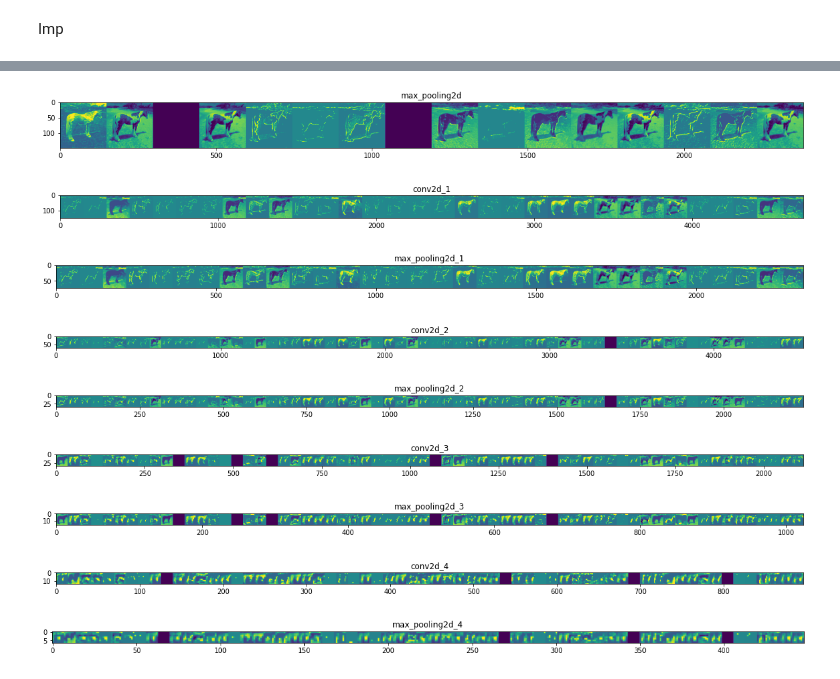
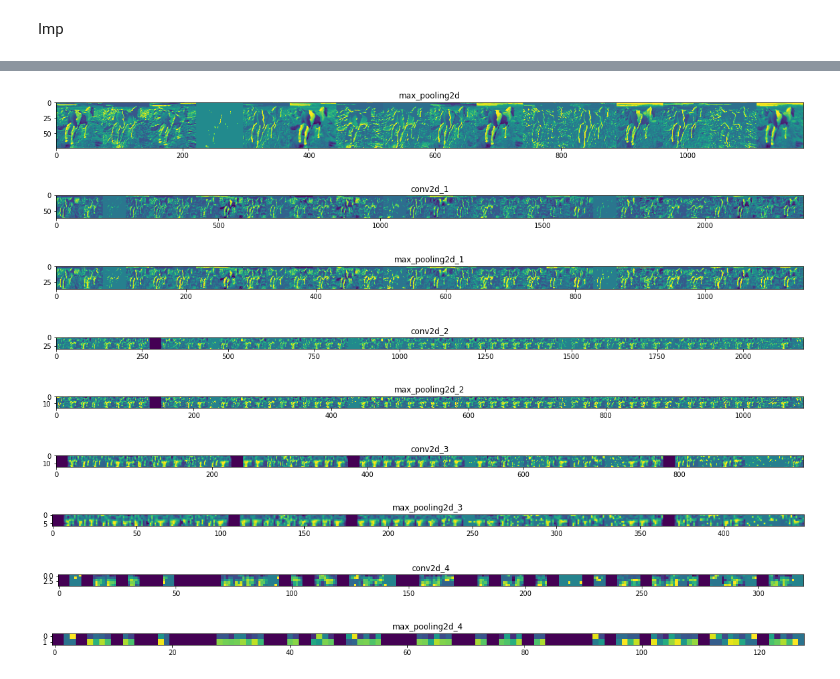
Before and after one commit to danyamrajuSanjay/Machine_Learning, a Jupyter notebook: ImageDataGenerator_2.ipynb, the cells around one changed output, grey strips where cells are left out. Saved outputs shown, nothing was run; the diff lists cells and outputs as text; code cells hidden in the pictures.

```diff
--- a/ImageDataGenerator_2.ipynb
+++ b/ImageDataGenerator_2.ipynb
@@ -120,9 +120,9 @@ plt.show()
 import tensorflow as tf
 # %%
 model = tf.keras.models.Sequential([
-    # Note the input shape is the desired size of the image 300x300 with 3 bytes color
+    # Note the input shape is the desired size of the image 150X150 with 3 bytes color
     # This is the first convolution
-    tf.keras.layers.Conv2D(16, (3,3), activation='relu', input_shape=(300, 300, 3)),
+    tf.keras.layers.Conv2D(16, (3,3), activation='relu', input_shape=(150, 150, 3)),
     tf.keras.layers.MaxPooling2D(2, 2),
     # The second convolution
     tf.keras.layers.Conv2D(32, (3,3), activation='relu'),
@@ -181,7 +181,7 @@ validation_datagen = ImageDataGenerator(rescale=1/255)
 # Flow training images in batches of 128 using train_datagen generator
 train_generator = train_datagen.flow_from_directory(
         '/tmp/horse-or-human/',  # This is the source directory for training images
-        target_size=(300, 300),  # All images will be resized to 300x300
+        target_size=(150, 150),  # All images will be resized to 150X150
         batch_size=128,
         # Since we use binary_crossentropy loss, we need binary labels
         class_mode='binary')
@@ -189,7 +189,7 @@ train_generator = train_datagen.flow_from_directory(
 # Flow training images in batches of 128 using train_datagen generator
 validation_generator = validation_datagen.flow_from_directory(
         '/tmp/validation-horse-or-human/',  # This is the source directory for training images
-        target_size=(300, 300),  # All images will be resized to 300x300
+        target_size=(150, 150),  # All images will be resized to 150X150
         batch_size=32,
         # Since we use binary_crossentropy loss, we need binary labels
         class_mode='binary')
@@ -267,7 +267,7 @@ horse_img_files = [os.path.join(train_horse_dir, f) for f in train_horse_names]
 human_img_files = [os.path.join(train_human_dir, f) for f in train_human_names]
 img_path = random.choice(horse_img_files + human_img_files)
 
-img = load_img(img_path, target_size=(300, 300))  # this is a PIL image
+img = load_img(img_path, target_size=(150, 150))  # this is a PIL image
 x = img_to_array(img)  # Numpy array with shape (150, 150, 3)
 x = x.reshape((1,) + x.shape)  # Numpy array with shape (1, 150, 150, 3)
 
@@ -280,39 +280,39 @@ successive_feature_maps = visualization_model.predict(x)
 
 # These are the names of the layers, so can have them as part of our plot
 layer_names = [layer.name for layer in model.layers[1:]]
 
 # Now let's display our representations
 for layer_name, feature_map in zip(layer_names, successive_feature_maps):
   if len(feature_map.shape) == 4:
     # Just do this for the conv / maxpool layers, not the fully-connected layers
     n_features = feature_map.shape[-1]  # number of features in feature map
     # The feature map has shape (1, size, size, n_features)
     size = feature_map.shape[1]
     # We will tile our images in this matrix
     display_grid = np.zeros((size, size * n_features))
     for i in range(n_features):
       # Postprocess the feature to make it visually palatable
       x = feature_map[0, :, :, i]
       x -= x.mean()
       x /= x.std()
       x *= 64
       x += 128
       x = np.clip(x, 0, 255).astype('uint8')
       # We'll tile each filter into this big horizontal grid
       display_grid[:, i * size : (i + 1) * size] = x
     # Display the grid
     scale = 20. / n_features
     plt.figure(figsize=(scale * n_features, scale))
     plt.title(layer_name)
     plt.grid(False)
     plt.imshow(display_grid, aspect='auto', cmap='viridis')
 # %% [output]
-[figure, old version]
+[figure, new version]
-[figure, old version]
+[figure, new version]
-[figure, old version]
+[figure, new version]
-[figure, old version]
+[figure, new version]
-[figure, old version]
+[figure, new version]
-[figure, old version]
+[figure, new version]
-[figure, old version]
+[figure, new version]
-[figure, old version]
+[figure, new version]
-[figure, old version]
+[figure, new version]
```
Also changed, not shown: parts of 6 cells of this notebook.
